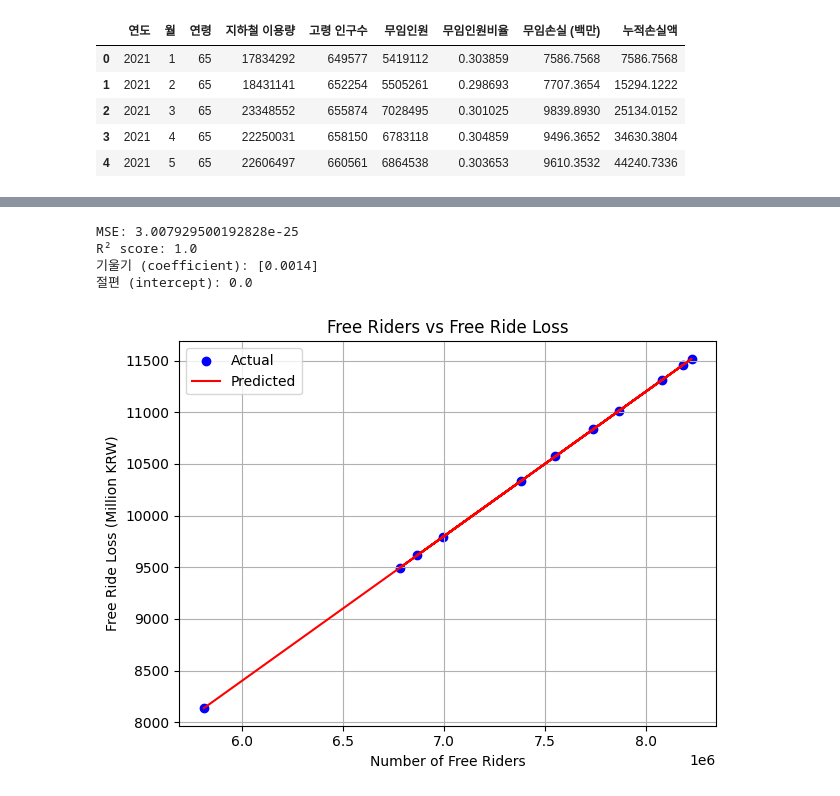
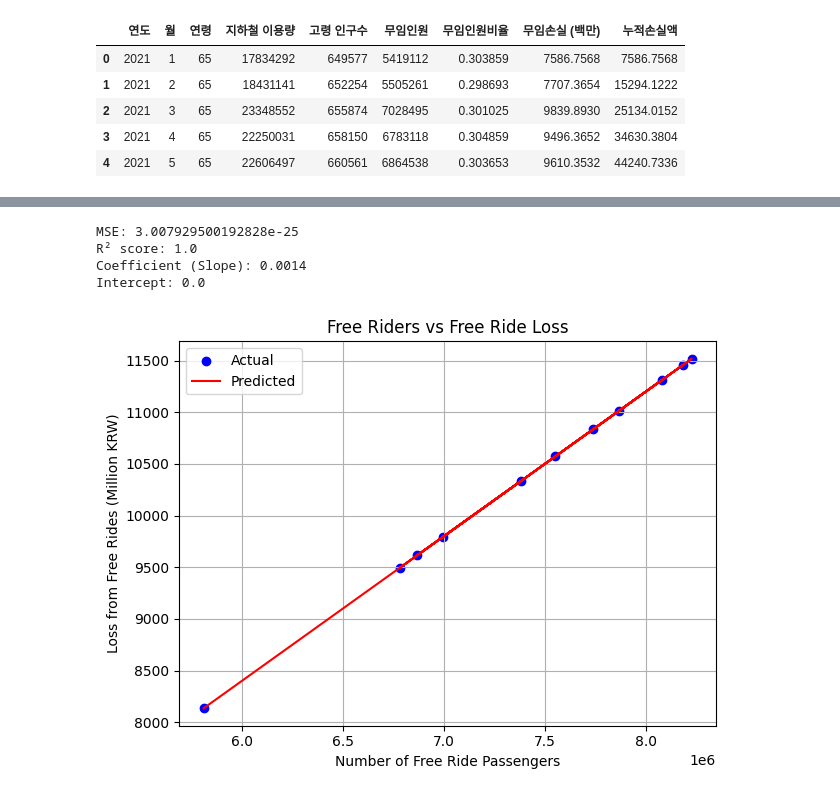
Before and after one commit to suyeonlee333333/oss2025, a Jupyter notebook: free_rider_simulator.ipynb, the cells around one changed output, grey strips where cells are left out. Cells and saved outputs as stored; diff of their text form; code cells hidden in the pictures.

```diff
--- a/free_rider_simulator.ipynb
+++ b/free_rider_simulator.ipynb
@@ -37,22 +37,3 @@ df.head()
 | 2 | 2021 | 3 | 65 | 23348552 | 655874 | 7028495 | 0.301025 | 9839.8930 | 25134.0152 |
 | 3 | 2021 | 4 | 65 | 22250031 | 658150 | 6783118 | 0.304859 | 9496.3652 | 34630.3804 |
 | 4 | 2021 | 5 | 65 | 22606497 | 660561 | 6864538 | 0.303653 | 9610.3532 | 44240.7336 |
-# %%
-
-# 2. 런타임 재시작 없이 바로 적용되도록 캐시 재설정
-import matplotlib.pyplot as plt
-import matplotlib.font_manager as fm
-import matplotlib as mpl
-import matplotlib.pyplot as plt
-import seaborn as sns
-# 3. 현재 설치된 폰트 경로 중 나눔 폰트 경로 찾기
-font_path = '/usr/share/fonts/truetype/nanum/NanumGothic.ttf'  # 예시
-font_name = fm.FontProperties(fname=font_path).get_name()
-plt.rc('font', family=font_name)
-sns.lineplot(data=df, x='연령', y='무임인원')
-plt.title('연령 vs 무임인원')
-plt.show()
-
-sns.lineplot(data=df, x='연령', y='무임손실 (백만)')
-plt.title('연령 vs 무임손실액')
-plt.show()
@@ -154,42 +143,44 @@ max    65.0  9.620908e+06
 # %%
 from sklearn.linear_model import LinearRegression
 from sklearn.model_selection import train_test_split
 from sklearn.metrics import mean_squared_error, r2_score
 import matplotlib.pyplot as plt
 
-# 1. 데이터 분할 (학습 80%, 테스트 20%)
-X2 = df[['무임인원']]
-y2 = df['무임손실 (백만)']
+# 1. Feature, Target 정의
+X2 = df[['FreeRidePassengers']]
+y2 = df['LossFromFreeRides_MillionKRW']
+
+# 2. 학습/테스트 분할
 X_train2, X_test2, y_train2, y_test2 = train_test_split(X2, y2, test_size=0.2, random_state=42)
 
-# 2. 모델 생성 및 학습
+# 3. 선형 회귀 모델 학습
 model_2 = LinearRegression()
 model_2.fit(X_train2, y_train2)
 
-# 3. 예측 및 평가
+# 4. 예측 및 평가
 y_pred2 = model_2.predict(X_test2)
 mse2 = mean_squared_error(y_test2, y_pred2)
 r2_2 = r2_score(y_test2, y_pred2)
 
 print("MSE:", mse2)
 print("R² score:", r2_2)
-print("기울기 (coefficient):", model_2.coef_)
-print("절편 (intercept):", model_2.intercept_)
+print("Coefficient (Slope):", model_2.coef_[0])
+print("Intercept:", model_2.intercept_)
 
-# 4. 시각화
+# 5. 시각화
 plt.scatter(X_test2, y_test2, label='Actual', color='blue')
 plt.plot(X_test2, y_pred2, label='Predicted', color='red')
-plt.xlabel('Number of Free Riders')
-plt.ylabel('Free Ride Loss (Million KRW)')
+plt.xlabel('Number of Free Ride Passengers')
+plt.ylabel('Loss from Free Rides (Million KRW)')
 plt.title('Free Riders vs Free Ride Loss')
 plt.legend()
 plt.grid(True)
 plt.tight_layout()
 plt.show()
 # %% [output]
 MSE: 3.007929500192828e-25
 R² score: 1.0
-기울기 (coefficient): [0.0014]
-절편 (intercept): 0.0
+Coefficient (Slope): 0.0014
+Intercept: 0.0
-[figure, old version]
+[figure, new version]
 # %%
```
Also changed, not shown: parts of 9 cells of this notebook.
